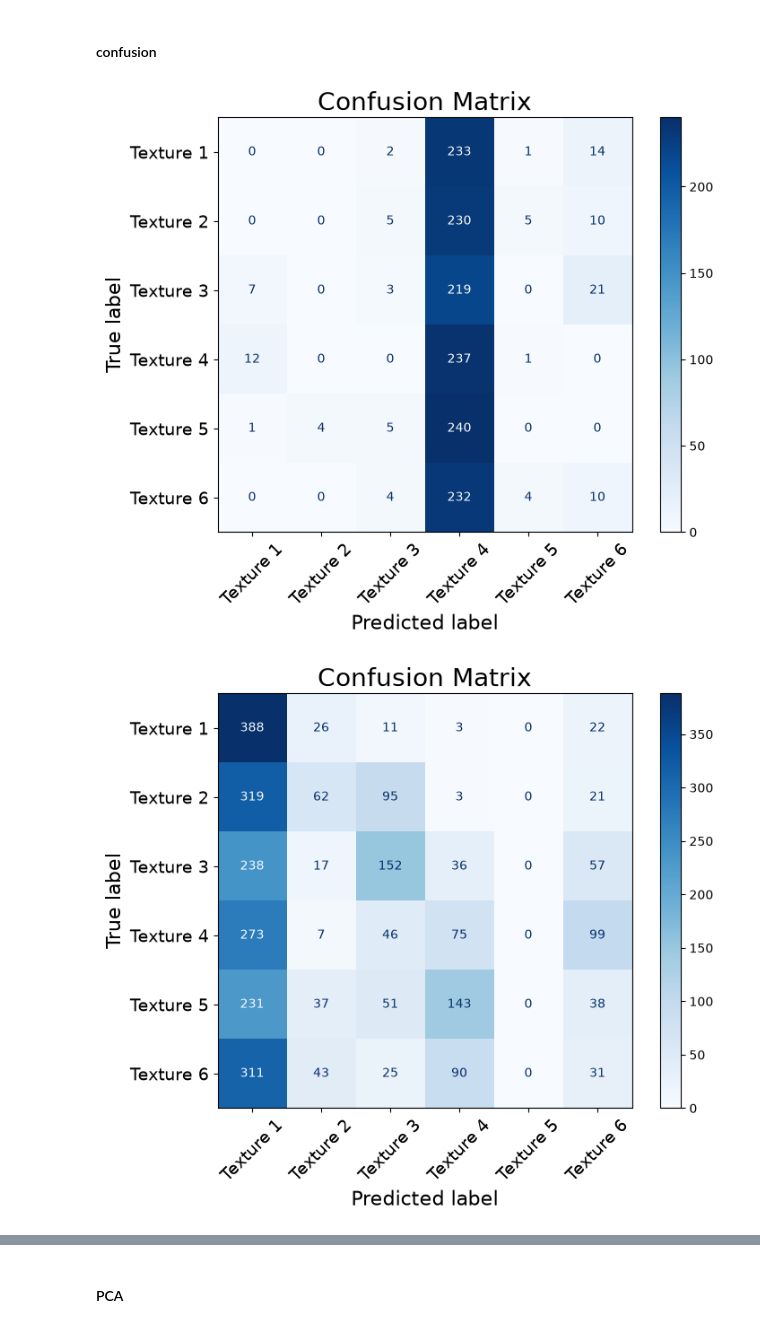
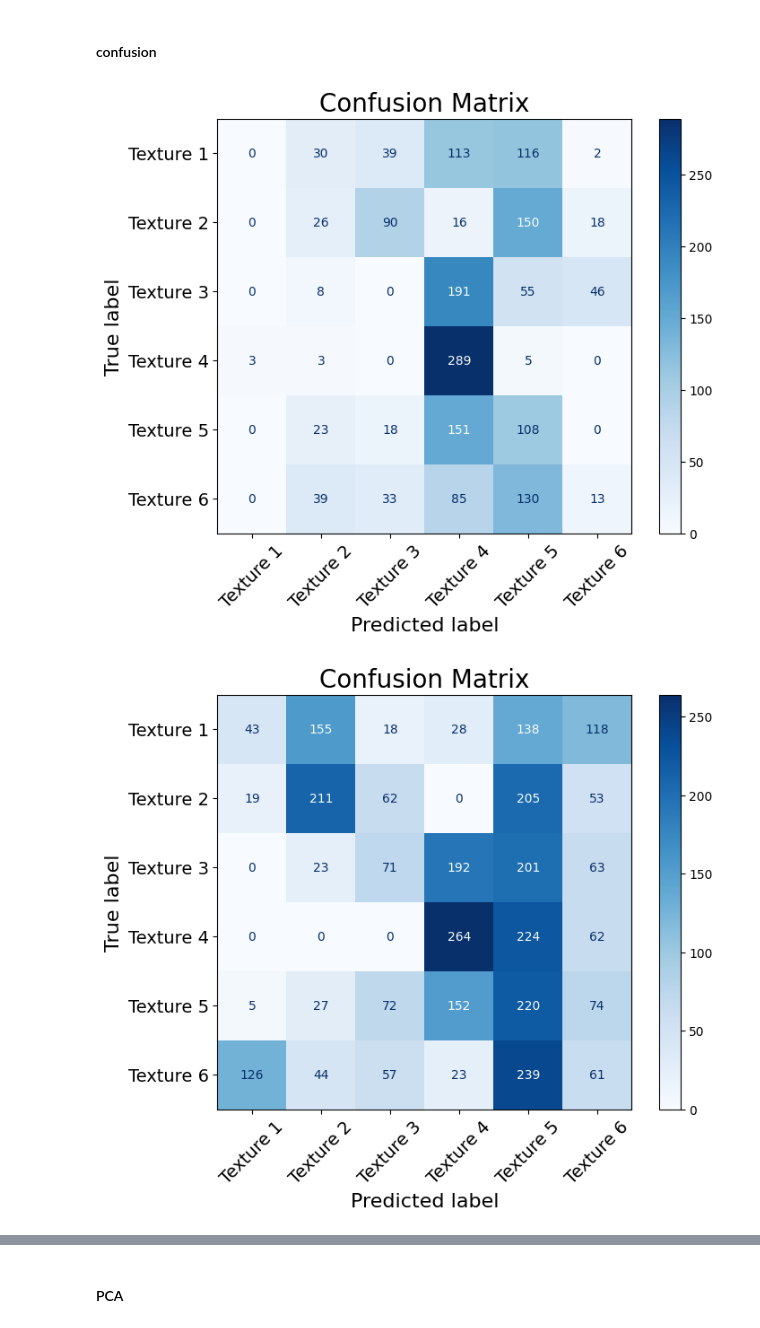
Before and after one commit to shepai/3D-textures, a Jupyter notebook: Experimental/classifiers.ipynb, the cells around one changed output, grey strips where cells are left out. Drawn from its saved outputs; the diff is of its cells as text; code cells hidden in the pictures.

```diff
--- a/Experimental/classifiers.ipynb
+++ b/Experimental/classifiers.ipynb
@@ -109,7 +109,8 @@ def coral_align_target_to_source(Xs, Xt, eps=1e-6):
 # %%
 #C:/Users/dexte/Documents/Datasets/tactile/3d/X
 #C:/Users/dexte/Documents/Datasets/tactile/3d/datameta.csv
-X=np.load("C:/Users/dexte/Documents/Datasets/tactile/3d/X.npy")
+datapath="C:/Users/dexte/Documents/GitHub/"
+X=np.load(f"C:/Users/dexte/Documents/Datasets/tactile/3d/X.npy")
 dataset=pd.read_csv("C:/Users/dexte/Documents/Datasets/tactile/3d/datameta.csv")
 print("Dataset size:",X.shape)
 print(len(dataset['Filament'].unique()),len(dataset['Printer'].unique()))
@@ -481,28 +528,19 @@ import matplotlib.pyplot as plt
 import numpy as np
 from sklearn.decomposition import PCA
 
-printers = ["bambu", "resin","ender"]  # replace with your names
-fil = ["PLAminus", "resin","PLAplus"]  # replace with your names
+plt.figure(figsize=(8,5))
+printers=[["resin","resin"],["ender","PLAplus"],["bambu","PLAminus"],]
+for comb in printers:
 
-plt.figure(figsize=(8,5))
-
-for i,printer in enumerate(printers):
-
-    X_sub, y_sub = get_data(
-        dataset,
-        X,
-        printer=printer,
-        filament=fil[i],
-        augment=True,
-        pattern=".1",
-        augtests=[0]
-    )
-
-    # flatten images if required
-    X_sub = X_sub.reshape(len(X_sub), -1)
+    X_2,y_2=get_data(dataset,X,printer=comb[0],filament=comb[1],num=1,pattern="2",augtests=[])
+    X_3,y_3=get_data(dataset,X,printer=comb[0],filament=comb[1],num=-1,pattern="2")
+    #X_2=X_2.reshape((len(X_2),-1))
+    X_3=X_3.reshape((len(X_3),-1))
+    #X_train=np.concatenate((X_2,X_3))
+    X_train=X_3
 
     pca = PCA()
-    pca.fit(X_sub)
+    pca.fit(X_train)
 
     cumulative_variance = np.cumsum(
         pca.explained_variance_ratio_
@@ -511,7 +549,7 @@ for i,printer in enumerate(printers):
     plt.plot(
         range(1, 501), #len(cumulative_variance)+1
         cumulative_variance[:500],
-        label=printer
+        label=comb[0]
     )
 
 
@@ -533,6 +571,6 @@ plt.title("PCA Explained Variance Across Printers")
 plt.legend()
 plt.grid()
 plt.tight_layout()
-plt.savefig("/home/dexter/Documents/GitHub/3D-textures/assets/PCA_Explained.pdf")
+plt.savefig("C:/Users/dexte/Documents/GitHub/3D-textures/assets/PCA_Explained.pdf")
 plt.show()
 # %% [output]
@@ -615,7 +670,7 @@ for comb in printers:
     for comb2 in printers:
         if comb2[0]!=comb[0] and comb[1]!=comb2[1] and "ender" not in comb2[0].lower():
             X_2,y_2=get_data(dataset,X,printer=comb2[0],filament=comb2[1],num=1,pattern="2",augment=False,augtests=[])
-            X_3,y_3=get_data(dataset,X,printer=comb2[0],filament=comb2[1],num=-1,pattern="2")
+            X_3,y_3=get_data(dataset,X,printer=comb2[0],filament=comb2[1],num=-1,pattern="2",augment=False)
             X_test=np.concatenate((X_2,X_3))
             y_t=np.concatenate((y_2,y_3))
             X_test=X_test.reshape((len(X_test),-1))
@@ -626,36 +681,36 @@ for comb in printers:
     #X_,y_=get_data(dataset,X)
     X_2,y_2=get_data(dataset,X,printer=comb[0],filament=comb[1],num=1,pattern="2",augment=True,augtests=[])
     X_3,y_3=get_data(dataset,X,printer=comb[0],filament=comb[1],num=-1,pattern="2")
-    X_train=np.concatenate((X_2,X_3))
-    y_train=np.concatenate((y_2,y_3))
+    X_train=X_2
+    y_train=y_2
     X_train=X_train.reshape((len(X_train),-1))
 
     pca = PCA(n_components=300).fit(X_train)
     Z_train = pca.transform(X_train)  # (N,3)
     Z_test = pca.transform(X_test)  # (N,3)
 
     clf = RandomForestClassifier(max_depth=100, random_state=np.random.randint(0,100))
     clf.fit(Z_train, y_train)
     y_pred = clf.predict(Z_test)
     cm = confusion_matrix(y_test, y_pred) #,label=np.unique(test_y)
     class_labels = ["Texture "+str(i+1) for i in range(6)]
 
     # plot confusion matrix
     disp = ConfusionMatrixDisplay(confusion_matrix=cm, display_labels=class_labels)
     fig, ax = plt.subplots(figsize=(8, 6))
     disp.plot(ax=ax, cmap="Blues", colorbar=True)
 
     # Increase font sizes
     ax.set_title("Confusion Matrix", fontsize=20)
     ax.set_xlabel("Predicted label", fontsize=16)
     ax.set_ylabel("True label", fontsize=16)
 
     ax.tick_params(axis='x', labelsize=14,rotation=45)
     ax.tick_params(axis='y', labelsize=14)
 
-    plt.savefig(f"/home/dexter/Documents/GitHub/3D-textures/assets/Cross_print_confusion_RFC_{comb[0]}.pdf",
+    plt.savefig(f"{datapath}/assets/print_confusion_RFC_{comb[0]}.pdf",
                 bbox_inches="tight")
 plt.show()
 # %% [output]
-[figure, old version]
+[figure, new version]
-[figure, old version]
+[figure, new version]
```
Also changed, not shown: parts of 8 cells of this notebook.
